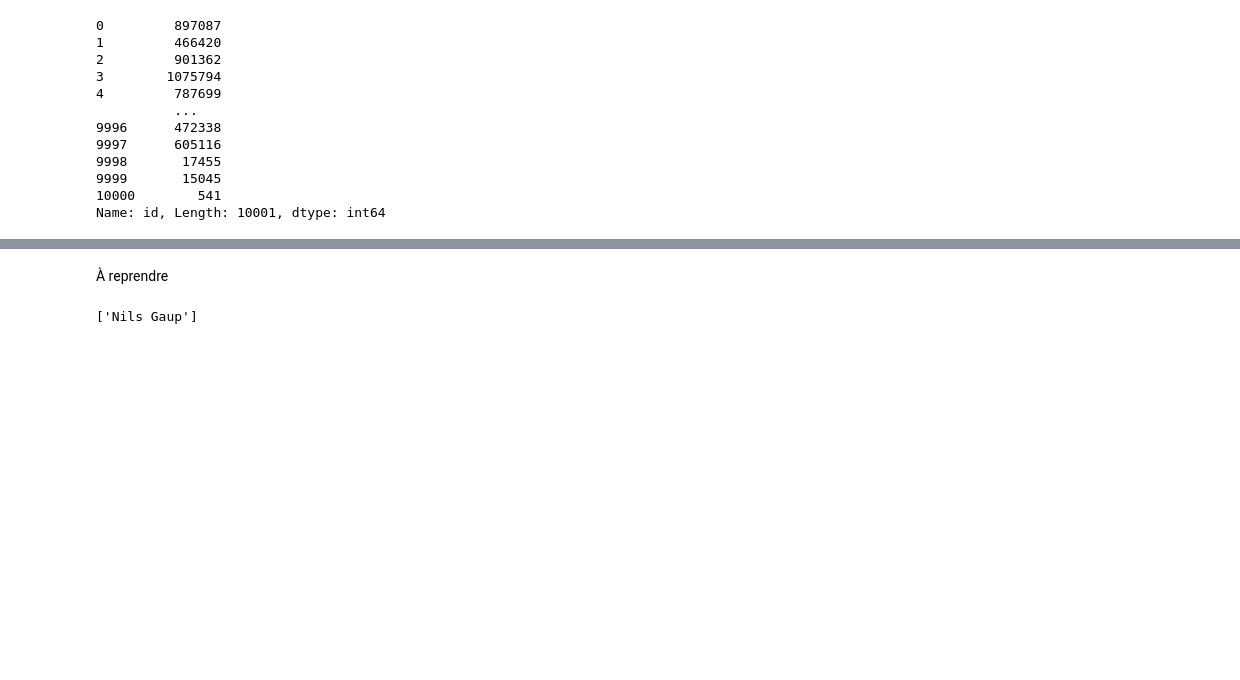
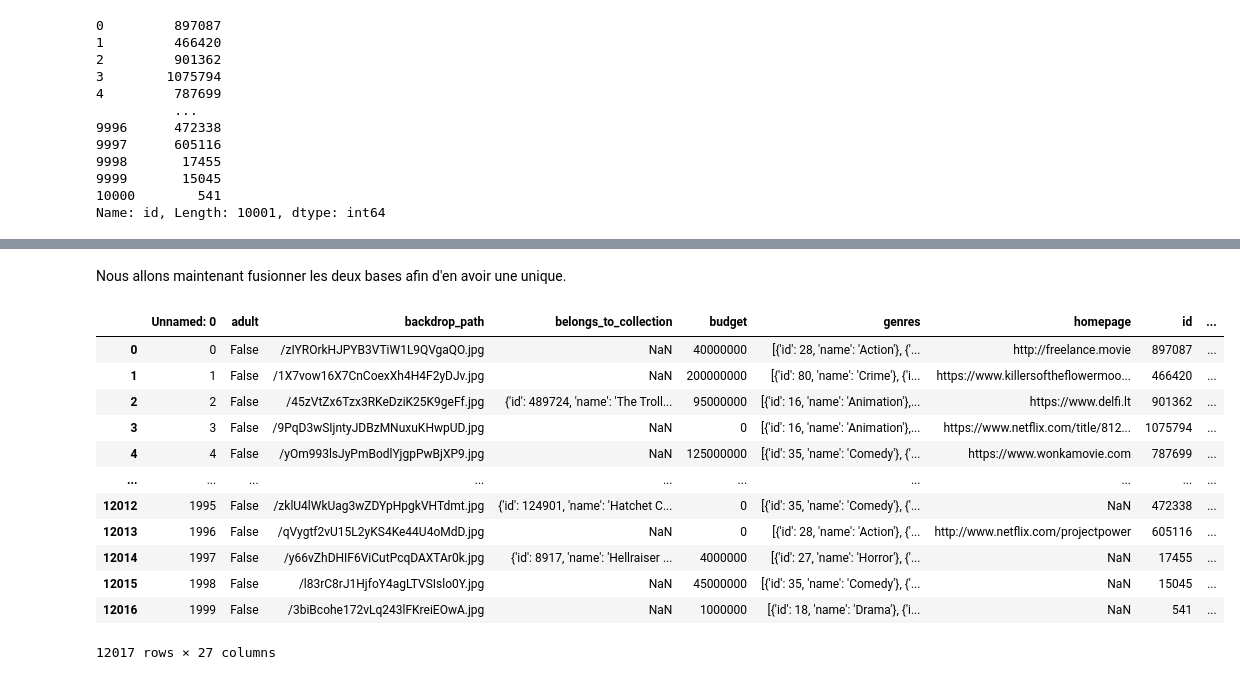
Before and after one commit to itsreivilo/movies, a Jupyter notebook: API/API.ipynb, the cells around one changed output, grey strips where cells are left out. Cells and saved outputs as stored; diff of their text form; code cells hidden in the pictures; blank space fills up the shorter version.

```diff
--- a/API/API.ipynb
+++ b/API/API.ipynb
@@ -255,15 +266,20 @@ Error: 404, {"success":false,"status_code":34,"status_message":"The resource you
 # %% [markdown]
-À reprendre
+Nous allons maintenant fusionner les deux bases afin d'en avoir une unique.
 # %%
-if response.status_code == 200:
-        movie_details = response.json()
-        # Extract director information from the 'credits' section
-        credits = movie_details.get('crew', {})
-        directors = [crew['name'] for crew in credits if crew.get('job') == 'Director']
-
-        # Add director information to the list
-       # movie_details_list.append({'id': 897087, 'directors': directors})
-        #movie_details_list.append(movie_details)
-directors
+df = pd.read_csv('../API/MoviesPopular.csv')
+df_final = pd.merge(df, df_directors, on='id', how='left')
+df_final
 # %% [output]
+|  | Unnamed: 0 | adult | backdrop_path | belongs_to_collection | budget | genres | homepage | id | ... |
+| 0 | 0 | False | /zIYROrkHJPYB3VTiW1L9QVgaQO.jpg | NaN | 40000000 | [{'id': 28, 'name': 'Action'}, {'... | http://freelance.movie | 897087 | ... |
+| 1 | 1 | False | /1X7vow16X7CnCoexXh4H4F2yDJv.jpg | NaN | 200000000 | [{'id': 80, 'name': 'Crime'}, {'i... | https://www.killersoftheflowermoo... | 466420 | ... |
+| 2 | 2 | False | /45zVtZx6Tzx3RKeDziK25K9geFf.jpg | {'id': 489724, 'name': 'The Troll... | 95000000 | [{'id': 16, 'name': 'Animation'},... | https://www.delfi.lt | 901362 | ... |
+| 3 | 3 | False | /9PqD3wSIjntyJDBzMNuxuKHwpUD.jpg | NaN | 0 | [{'id': 16, 'name': 'Animation'},... | https://www.netflix.com/title/812... | 1075794 | ... |
+| 4 | 4 | False | /yOm993lsJyPmBodlYjgpPwBjXP9.jpg | NaN | 125000000 | [{'id': 35, 'name': 'Comedy'}, {'... | https://www.wonkamovie.com | 787699 | ... |
+| ... | ... | ... | ... | ... | ... | ... | ... | ... | ... |
+| 12012 | 1995 | False | /zklU4lWkUag3wZDYpHpgkVHTdmt.jpg | {'id': 124901, 'name': 'Hatchet C... | 0 | [{'id': 35, 'name': 'Comedy'}, {'... | NaN | 472338 | ... |
+| 12013 | 1996 | False | /qVygtf2vU15L2yKS4Ke44U4oMdD.jpg | NaN | 0 | [{'id': 28, 'name': 'Action'}, {'... | http://www.netflix.com/projectpower | 605116 | ... |
+| 12014 | 1997 | False | /y66vZhDHIF6ViCutPcqDAXTAr0k.jpg | {'id': 8917, 'name': 'Hellraiser ... | 4000000 | [{'id': 27, 'name': 'Horror'}, {'... | NaN | 17455 | ... |
+| 12015 | 1998 | False | /l83rC8rJ1HjfoY4agLTVSIslo0Y.jpg | NaN | 45000000 | [{'id': 35, 'name': 'Comedy'}, {'... | NaN | 15045 | ... |
+| 12016 | 1999 | False | /3biBcohe172vLq243lFKreiEOwA.jpg | NaN | 1000000 | [{'id': 18, 'name': 'Drama'}, {'i... | NaN | 541 | ... |
-['Nils Gaup']
+12017 rows × 27 columns
```
Also changed, not shown: parts of 2 cells of this notebook, 5 other files.
